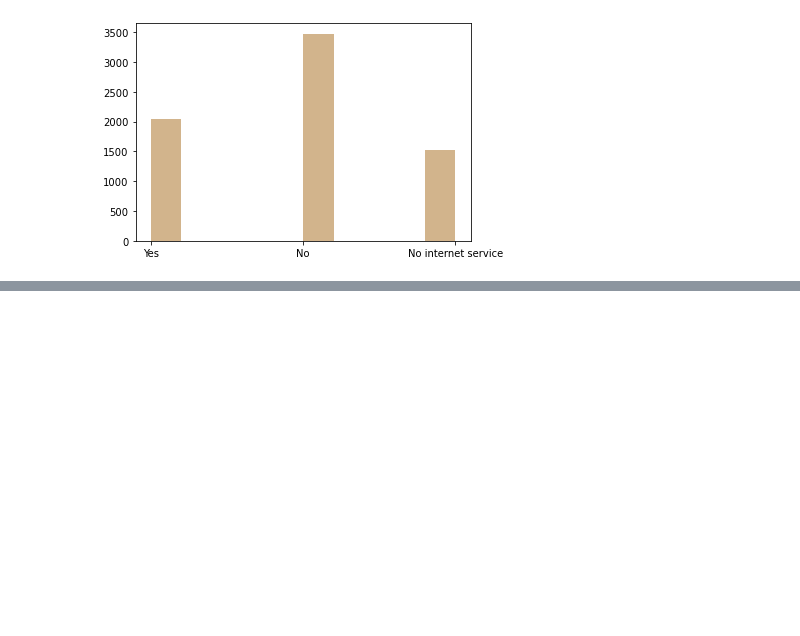
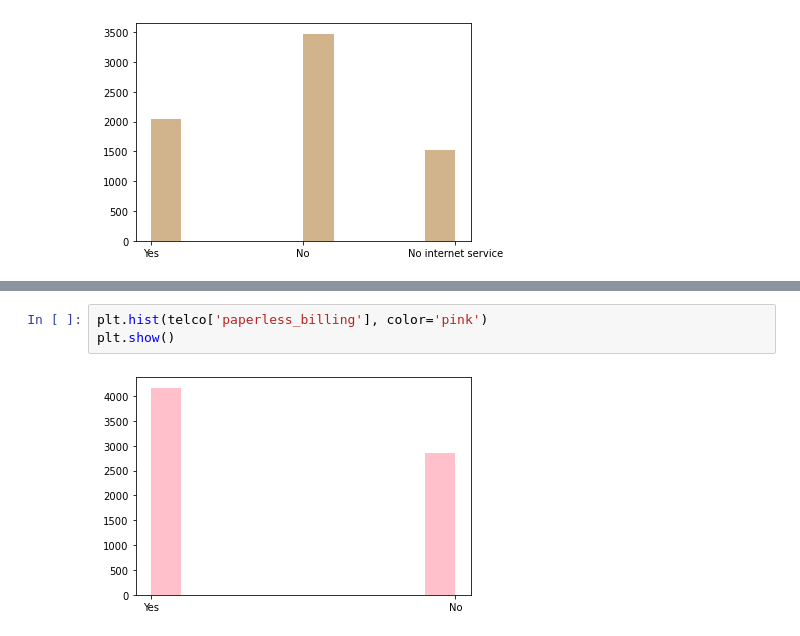
Before and after one commit to Severina7/Man_in_a_hole, a Jupyter notebook: doodle_and_draft.ipynb, the cells around one changed output, grey strips where cells are left out. Drawn from its saved outputs; the diff is of its cells as text; blank space fills up the shorter version.

```diff
--- a/doodle_and_draft.ipynb
+++ b/doodle_and_draft.ipynb
@@ -298,0 +307,5 @@ plt.show()
+# %%
+plt.hist(telco['paperless_billing'], color='pink')
+plt.show()
+# %% [output]
+[figure, added]
```
Also changed, not shown: parts of 28 cells of this notebook.
